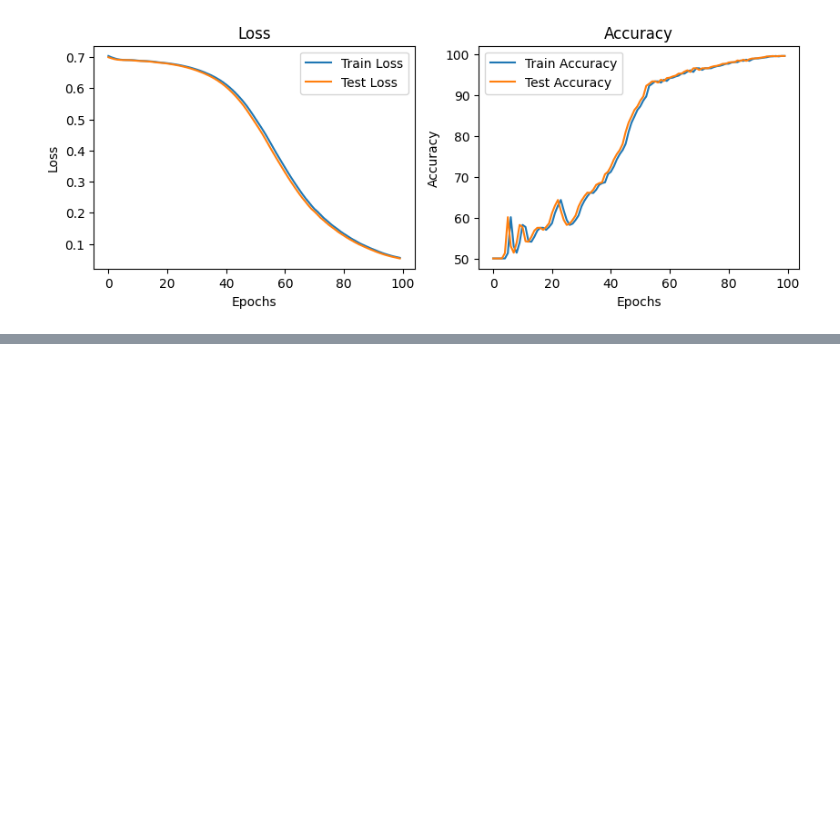
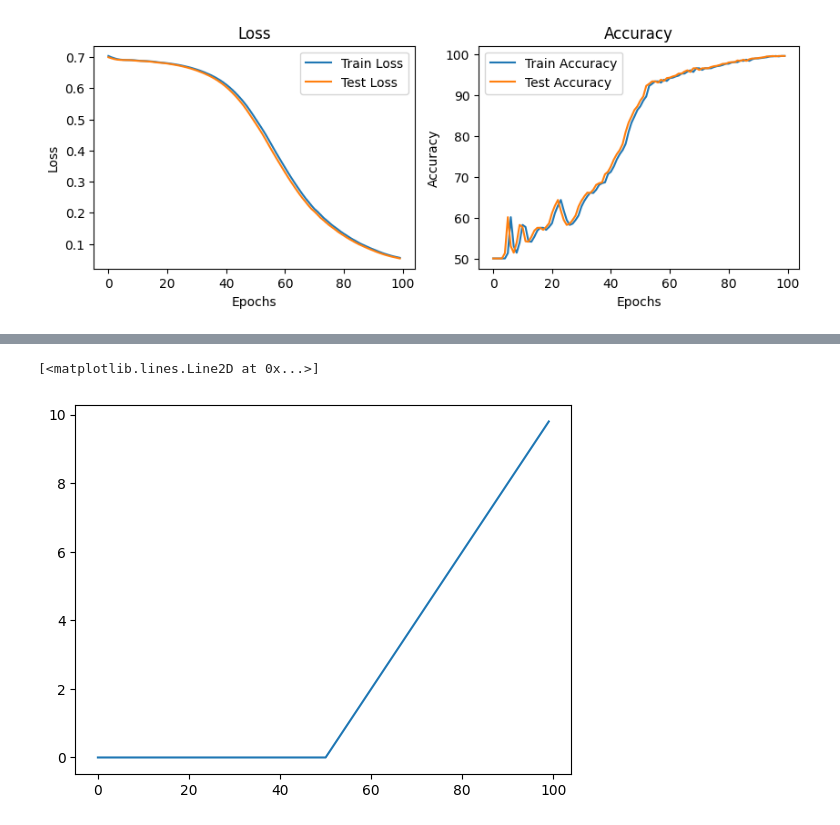
Before and after one commit to YashChaudhary16/PyTorch, a Jupyter notebook: 02_Neural_Network_Classification.ipynb, the cells around one changed output, grey strips where cells are left out. Drawn from its saved outputs; the diff is of its cells as text; code cells hidden in the pictures; blank space fills up the shorter version.

```diff
--- a/02_Neural_Network_Classification.ipynb
+++ b/02_Neural_Network_Classification.ipynb
@@ -445,0 +467,8 @@ model_history(epochs=epochs,
+# %%
+def relu_fn(x: torch.Tensor) -> torch.Tensor:
+  return torch.max(torch.tensor(0), x)
+
+plt.plot(relu_fn(A))
+# %% [output]
+[<matplotlib.lines.Line2D at 0x...>]
+[figure, added]
```
Also changed, not shown: parts of 37 cells of this notebook.
